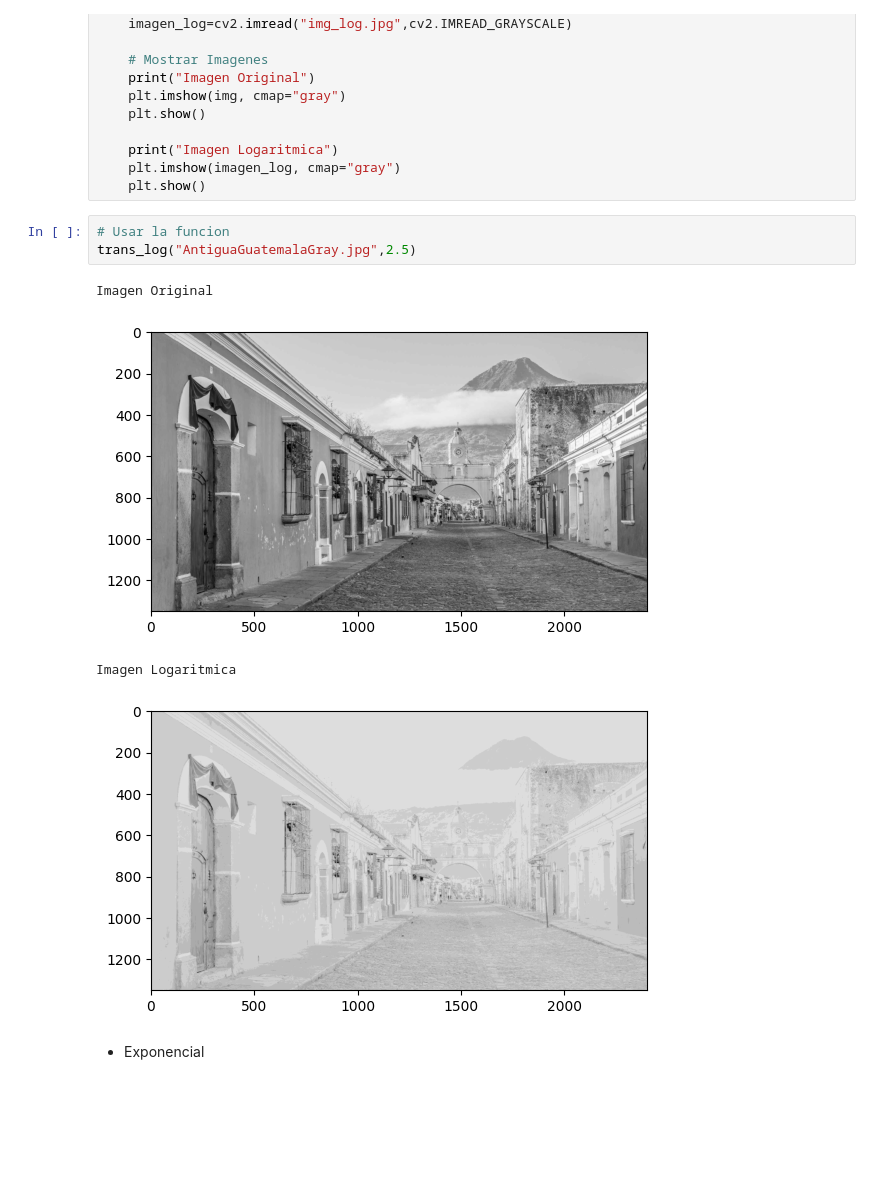
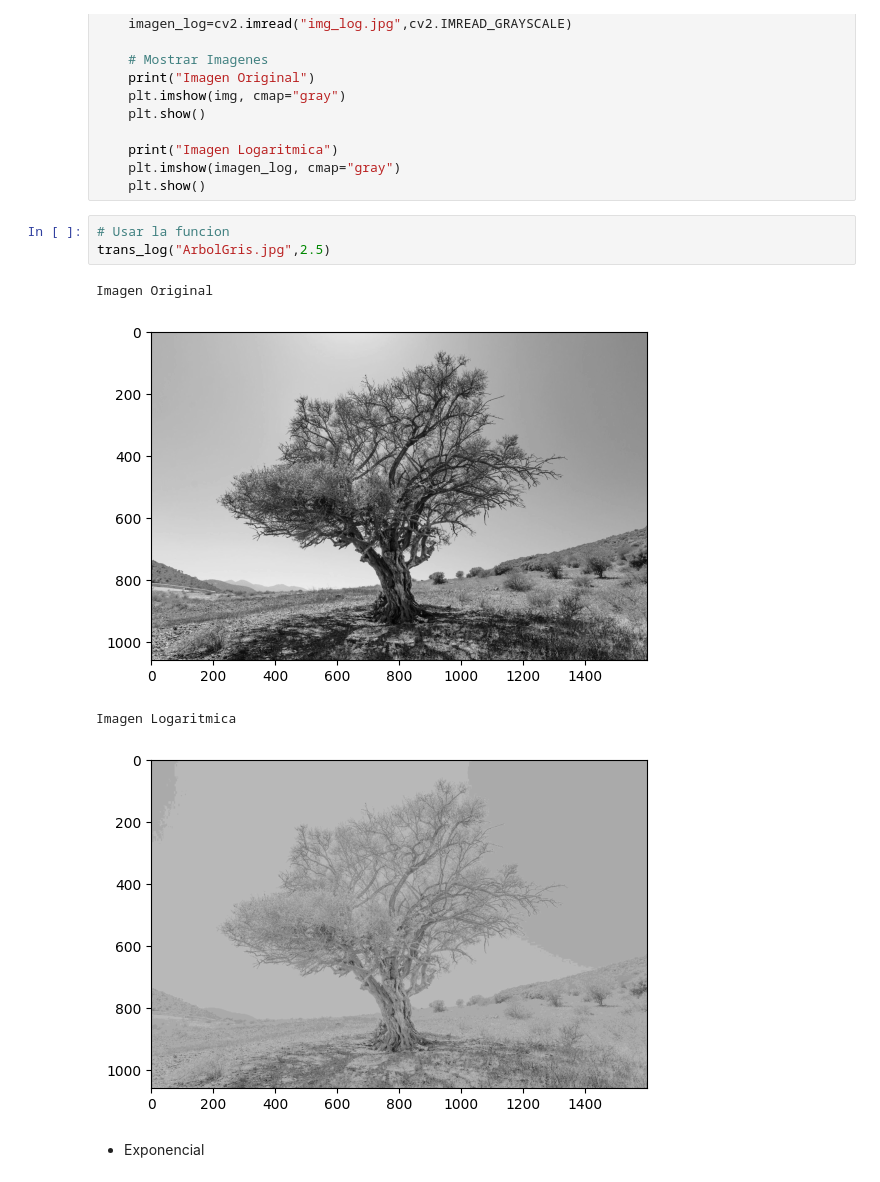
Before and after one commit to LeoContreras8/Lab2, a Jupyter notebook: laboratorio2_LeonelContreras.ipynb, the cells around one changed output. Cells and saved outputs as stored; diff of their text form; blank space fills up the shorter version.

```diff
--- a/laboratorio2_LeonelContreras.ipynb
+++ b/laboratorio2_LeonelContreras.ipynb
@@ -185,12 +185,12 @@ def trans_log(imagen,alpha):
     plt.show()
 # %%
 # Usar la funcion
-trans_log("AntiguaGuatemalaGray.jpg",2.5)
+trans_log("ArbolGris.jpg",2.5)
 # %% [output]
 Imagen Original
-[figure, old version]
+[figure, new version]
 Imagen Logaritmica
-[figure, old version]
+[figure, new version]
 # %% [markdown]
 * Exponencial
 # %%
```
Also changed, not shown: parts of 4 cells of this notebook, 6 other files.
